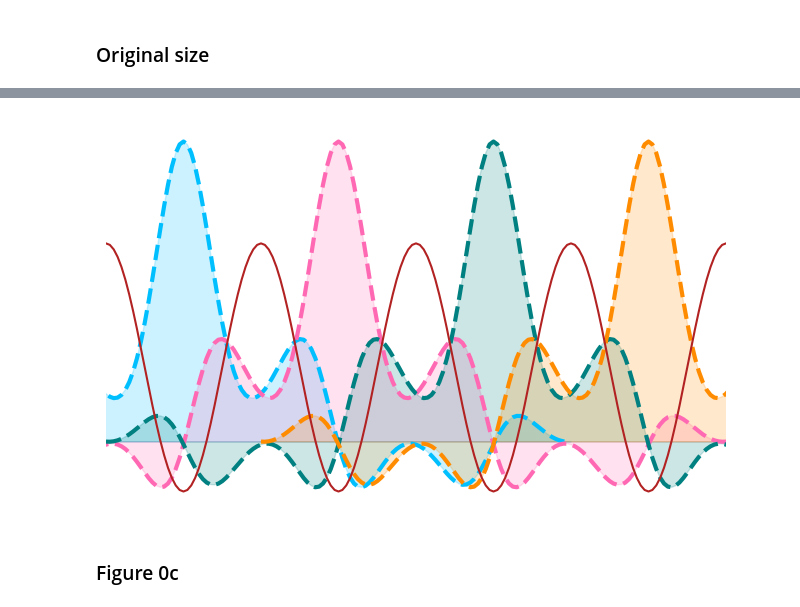
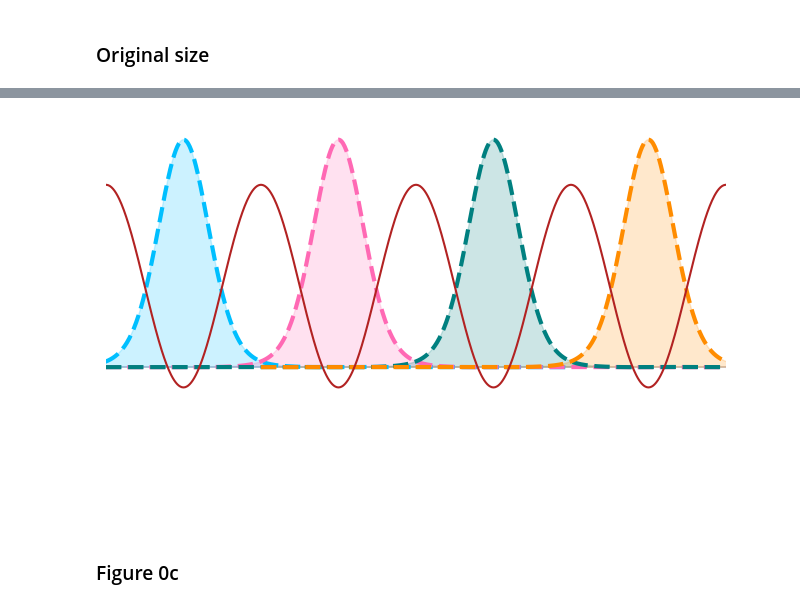
Before and after one commit to htwei17/HubbardTweezer, a Jupyter notebook: HubbardTweezer/src/fig0.ipynb, the cells around one changed output, grey strips where cells are left out. Cells and saved outputs as stored; diff of their text form; code cells hidden in the pictures.

```diff
--- a/HubbardTweezer/src/fig0.ipynb
+++ b/HubbardTweezer/src/fig0.ipynb
@@ -56,25 +62,28 @@ plt.savefig("fig0a.svg", transparent=True, bbox_inches="tight")
 # %%
-wf = (
-    psi[..., None]
-    # * np.tile(
-    #     np.exp(-1j * kl * np.outer(qx, a * l)[None, ...]),
-    #     (nx, 1, 1),
-    # )
-)  # exp(-ik_l x)
-w = trapz(wf, qx, axis=1)
+w = []
+
+for xi in x:
+    b = 0
+    a = np.exp(1j * 2 * np.pi * l * xi / a_lattice)
+    for p in range(nq):
+        b += np.sum(a * u[p, :]) * np.exp(1j * qx[p] * xi)
+    w.append(b / nq)
+w = np.array(w)
 
 fig, ax = plt.subplots(figsize=(8, 5))
 color = ["hotpink", "teal", "darkorange", "deepskyblue"]
+absw = 3 * abs(w) ** 2 / np.sum(abs(w) ** 2) / dx
 for i in range(-1, 3):
-    plt.plot(x + a * i, np.real(w[:, 0]) - 0.8, lw=3, ls="--", color=color[i])
-    plt.fill_between(x + a * i, -0.8, np.real(w[:, 0]) - 0.8, color=color[i], alpha=0.2)
-plt.plot(x, (np.sin(kl * x) ** 2 - 1), color="firebrick")
+    plt.plot(x + a_lattice * i, absw - 0.8, lw=3, ls="--", color=color[i])
+    plt.fill_between(x + a_lattice * i, -0.8, absw - 0.8, color=color[i], alpha=0.2)
+plt.plot(x, 2 * np.sin(k_light * x) ** 2 - 1, color="firebrick")
 
 plt.axis("off")
-plt.xlim(-1.5 * a, 2.5 * a)
+plt.xlim(-1.5 * a_lattice, 2.5 * a_lattice)
+plt.ylim(-2.2, 1.6)
 plt.savefig("fig0b.svg", transparent=True, bbox_inches="tight")
 # %% [output]
-[figure, old version]
+[figure, new version]
 # %% [markdown]
 ### Figure 0c
 # %%
```
Also changed, not shown: parts of 1 cell of this notebook.
